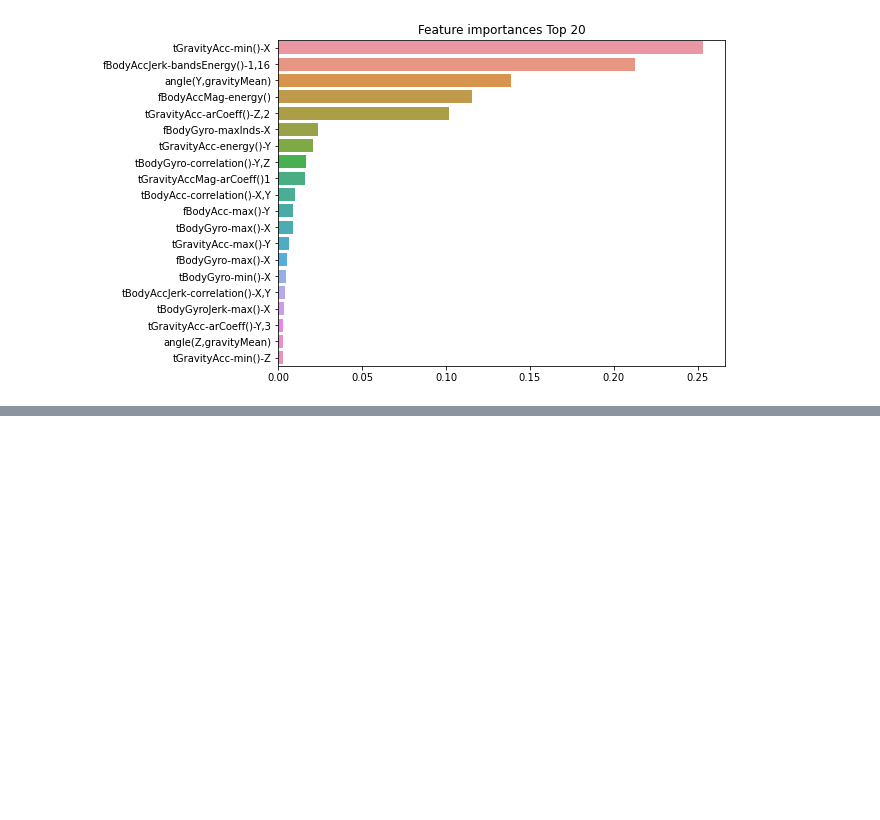
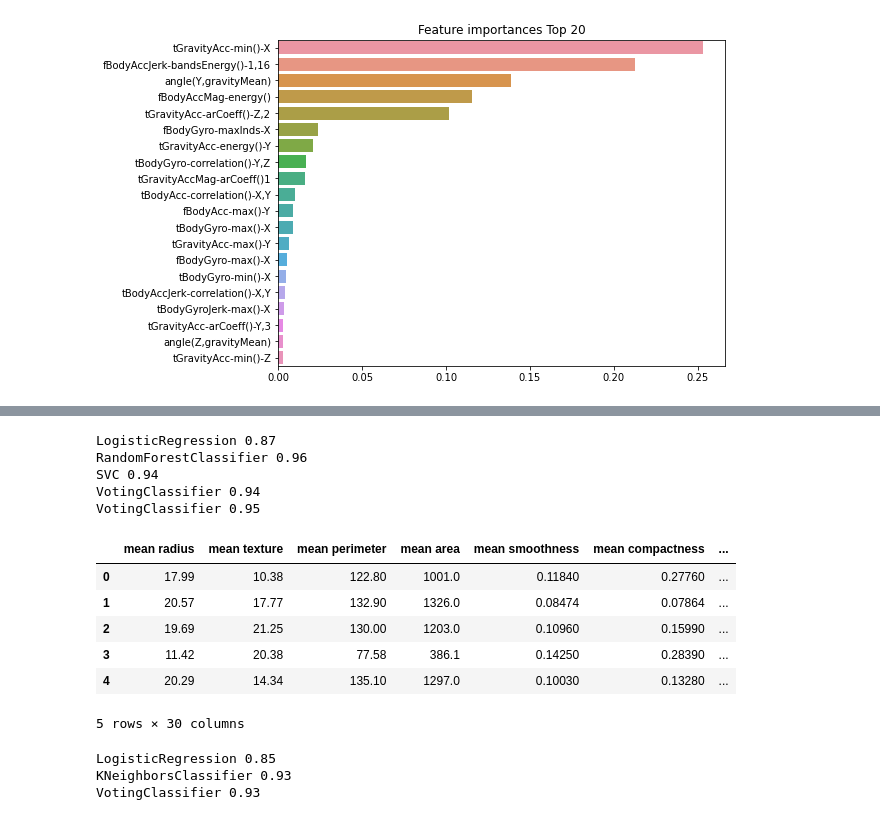
Before and after one commit to jerry-ryu/ML_beginning, a Jupyter notebook: 3.Classification.ipynb, the cells around one changed output, grey strips where cells are left out. Saved outputs shown, nothing was run; the diff lists cells and outputs as text; code cells hidden in the pictures; blank space fills up the shorter version.

```diff
--- a/3.Classification.ipynb
+++ b/3.Classification.ipynb
@@ -2319,0 +2369,78 @@ plt.show()
+# %%
+# 데이터 가져오기(moon) / 나누기
+from sklearn.datasets import make_moons
+from sklearn.model_selection import train_test_split
+
+X,y = make_moons(n_samples = 500, noise = 0.25)
+
+X_train, X_test, y_train, y_test = train_test_split(X, y, test_size =0.2, random_state = 1, stratify = y)
+# %%
+# voting에 여러 모델 사용/평가
+from sklearn.ensemble import RandomForestClassifier
+from sklearn.ensemble import VotingClassifier
+from sklearn.linear_model import LogisticRegression
+from sklearn.svm import SVC
+from sklearn.metrics import accuracy_score
+
+log_clf = LogisticRegression() #로지스틱 회귀
+rnd_clf = RandomForestClassifier() # 랜덤 포레스트
+svm_clf = SVC(probability=True) # 서포트 벡터 머신
+
+# 하드보팅
+voting_clf_hard = VotingClassifier(
+    estimators=[('lr', log_clf),('rf',rnd_clf),('svc',svm_clf)],
+    voting='hard'
+)
+
+# 소프트 보팅
+voting_clf_soft = VotingClassifier(
+    estimators=[('lr', log_clf),('rf',rnd_clf),('svc',svm_clf)],
+    voting='soft'
+)
+for clf in (log_clf, rnd_clf, svm_clf, voting_clf_hard, voting_clf_soft):
+  clf.fit(X_train, y_train)
+  y_pred = clf.predict(X_test)
+  print(clf.__class__.__name__, accuracy_score(y_test, y_pred))
+# %% [output]
+LogisticRegression 0.87
+RandomForestClassifier 0.96
+SVC 0.94
+VotingClassifier 0.94
+VotingClassifier 0.95
+# %%
+# 데이터 가져오기(breast_cancer) / 나누기
+from sklearn.datasets import load_breast_cancer
+
+cancer = load_breast_cancer()
+data_df = pd.DataFrame(cancer.data, columns = cancer.feature_names)
+
+X_train, X_test, y_train, y_test = train_test_split(X, y, test_size =0.2, random_state = 156)
+data_df.head()
+# %% [output]
+|  | mean radius | mean texture | mean perimeter | mean area | mean smoothness | mean compactness | ... |
+| 0 | 17.99 | 10.38 | 122.80 | 1001.0 | 0.11840 | 0.27760 | ... |
+| 1 | 20.57 | 17.77 | 132.90 | 1326.0 | 0.08474 | 0.07864 | ... |
+| 2 | 19.69 | 21.25 | 130.00 | 1203.0 | 0.10960 | 0.15990 | ... |
+| 3 | 11.42 | 20.38 | 77.58 | 386.1 | 0.14250 | 0.28390 | ... |
+| 4 | 20.29 | 14.34 | 135.10 | 1297.0 | 0.10030 | 0.13280 | ... |
+5 rows × 30 columns
+# %%
+# voting에 여러 모델 사용/평가
+from sklearn.ensemble import VotingClassifier
+from sklearn.linear_model import LogisticRegression
+from sklearn.neighbors import KNeighborsClassifier
+
+lr_clf = LogisticRegression()
+knn_clf = KNeighborsClassifier(n_neighbors = 8)
+
+#소프트 보팅
+vo_clf = VotingClassifier(estimators =[('lr', lr_clf),('KNN', knn_clf)], voting = 'soft')
+
+for clf in (lr_clf,knn_clf, vo_clf):
+  clf.fit(X_train, y_train)
+  y_pred = clf.predict(X_test)
+  print(clf.__class__.__name__, accuracy_score(y_test, y_pred))
+# %% [output]
+LogisticRegression 0.85
+KNeighborsClassifier 0.93
+VotingClassifier 0.93
```
Also changed, not shown: parts of 6 cells of this notebook.
